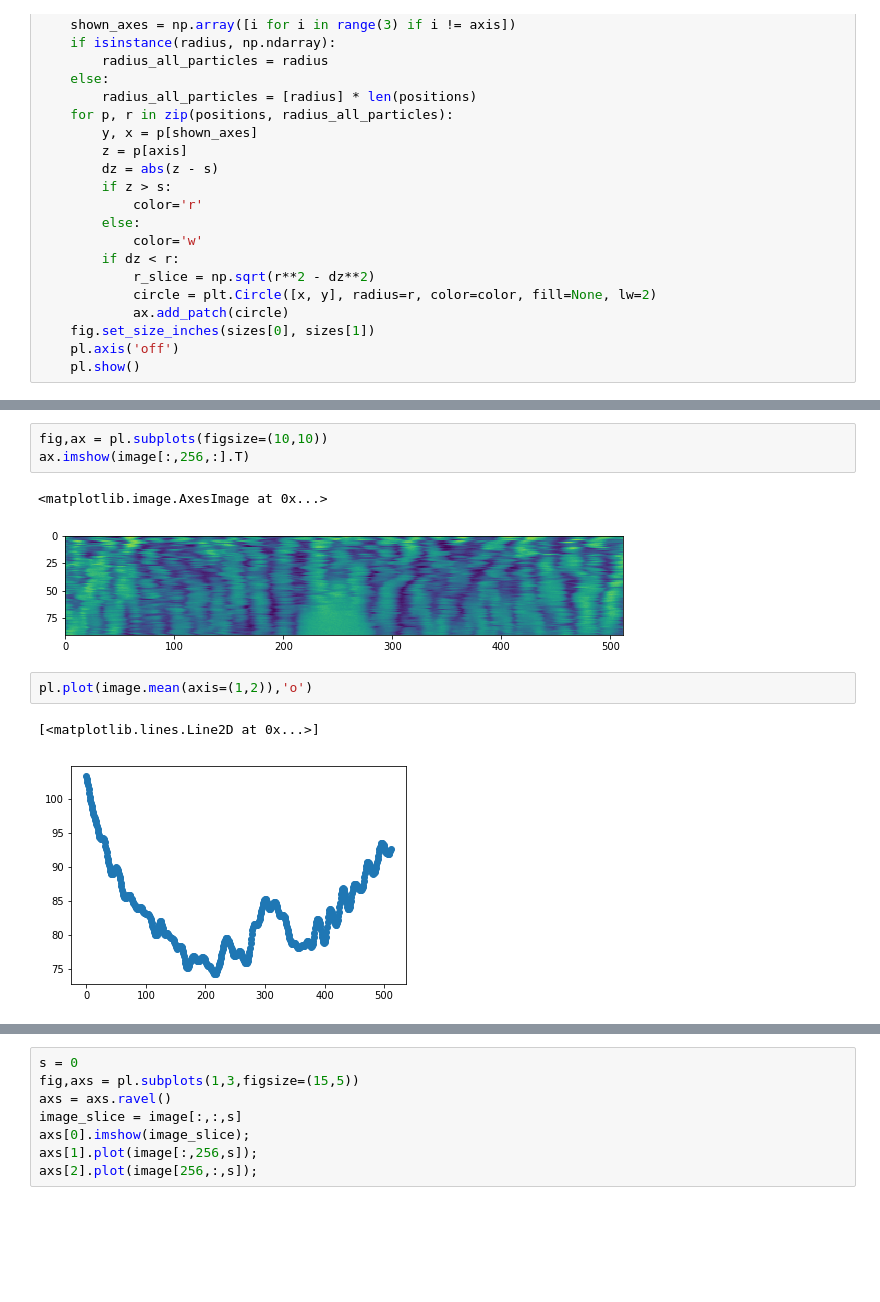
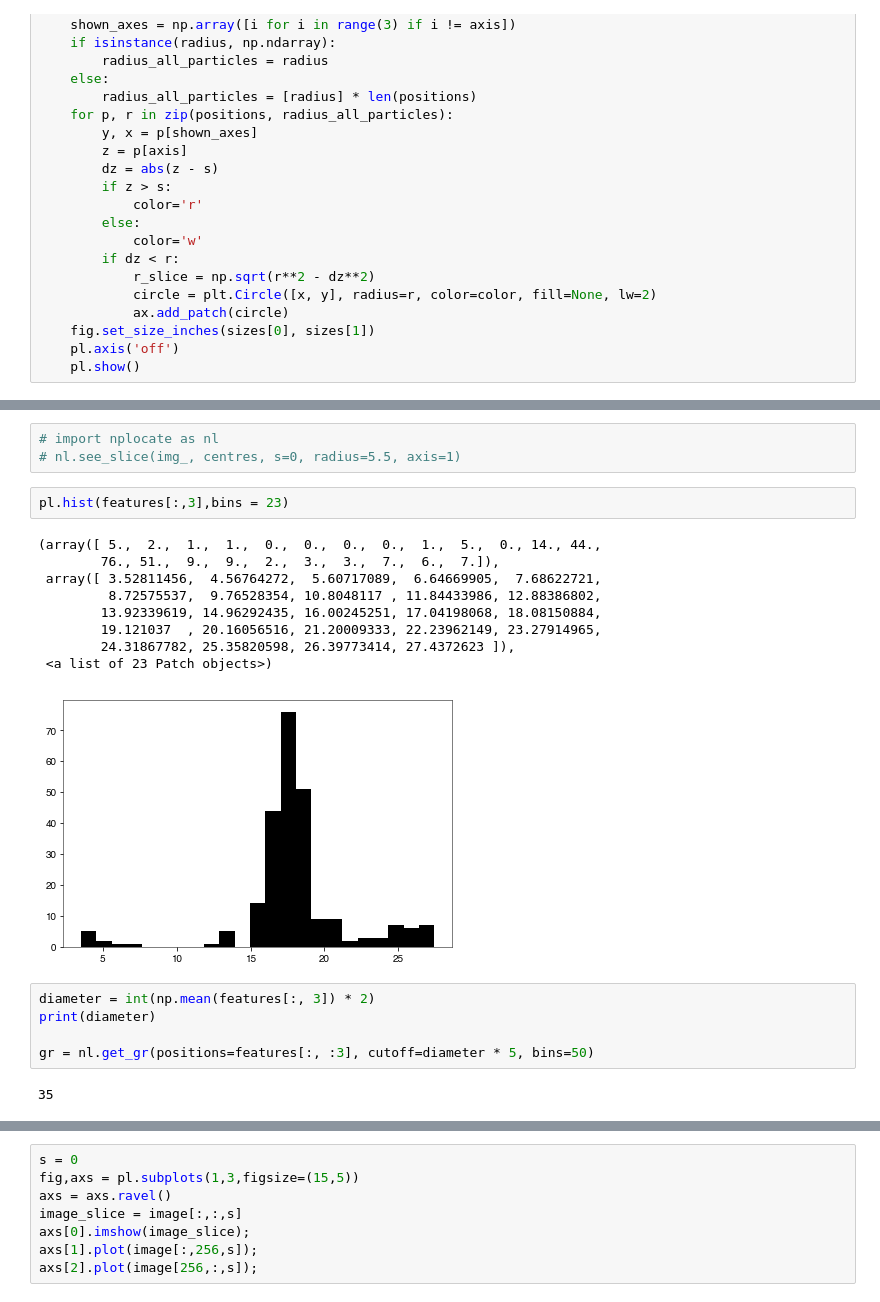
Before and after one commit to Mauva27/Contact_tracking, a Jupyter notebook: notebooks/tracking.ipynb, the cells around one changed output, grey strips where cells are left out. Drawn from its saved outputs; the diff is of its cells as text; blank space fills up the shorter version.

```diff
--- a/notebooks/tracking.ipynb
+++ b/notebooks/tracking.ipynb
@@ -278,11 +285,22 @@ see_slice(img_, centres, s=1, radius=radii, axis=2, sizes=(4, 4))
-# %%
-fig,ax = pl.subplots(figsize=(10,10))
-ax.imshow(image[:,256,:].T)
-# %% [output]
-<matplotlib.image.AxesImage at 0x...>
-[figure, removed]
-# %%
-pl.plot(image.mean(axis=(1,2)),'o')
-# %% [output]
-[<matplotlib.lines.Line2D at 0x...>]
-[figure, removed]
+# %%
+# import nplocate as nl
+# nl.see_slice(img_, centres, s=0, radius=5.5, axis=1)
+# %%
+pl.hist(features[:,3],bins = 23)
+# %% [output]
+(array([ 5.,  2.,  1.,  1.,  0.,  0.,  0.,  0.,  1.,  5.,  0., 14., 44.,
+        76., 51.,  9.,  9.,  2.,  3.,  3.,  7.,  6.,  7.]),
+ array([ 3.52811456,  4.56764272,  5.60717089,  6.64669905,  7.68622721,
+         8.72575537,  9.76528354, 10.8048117 , 11.84433986, 12.88386802,
+        13.92339619, 14.96292435, 16.00245251, 17.04198068, 18.08150884,
+        19.121037  , 20.16056516, 21.20009333, 22.23962149, 23.27914965,
+        24.31867782, 25.35820598, 26.39773414, 27.4372623 ]),
+ <a list of 23 Patch objects>)
+[figure, added]
+# %%
+diameter = int(np.mean(features[:, 3]) * 2)
+print(diameter)
+
+gr = nl.get_gr(positions=features[:, :3], cutoff=diameter * 5, bins=50)
+# %% [output]
+35
```
Also changed, not shown: parts of 12 cells of this notebook, 4 other files.
